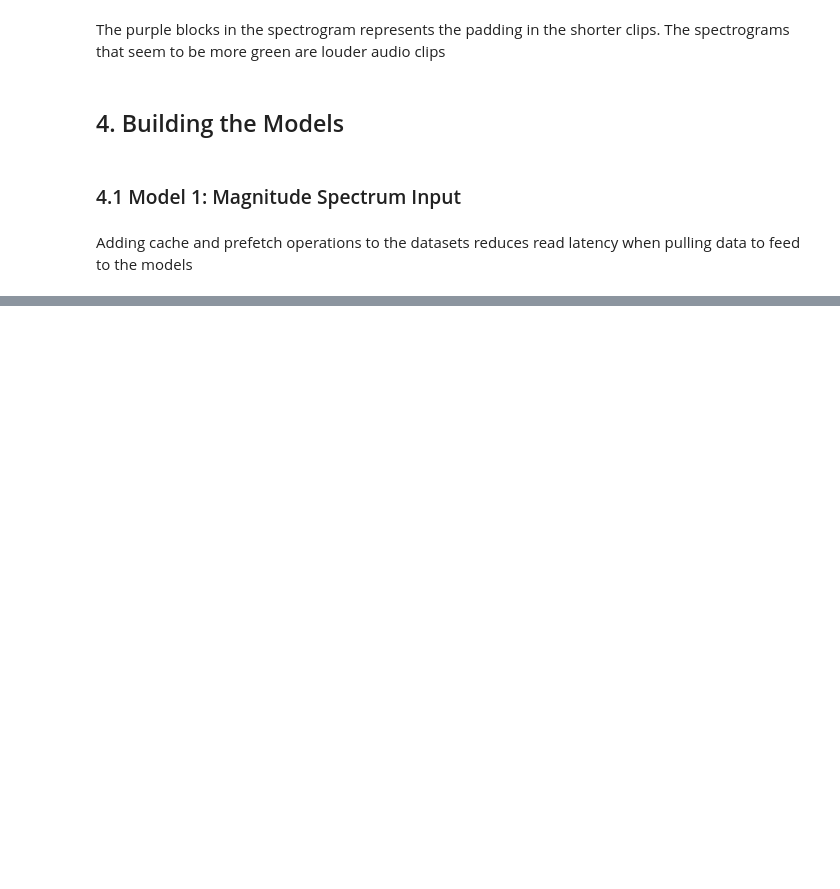
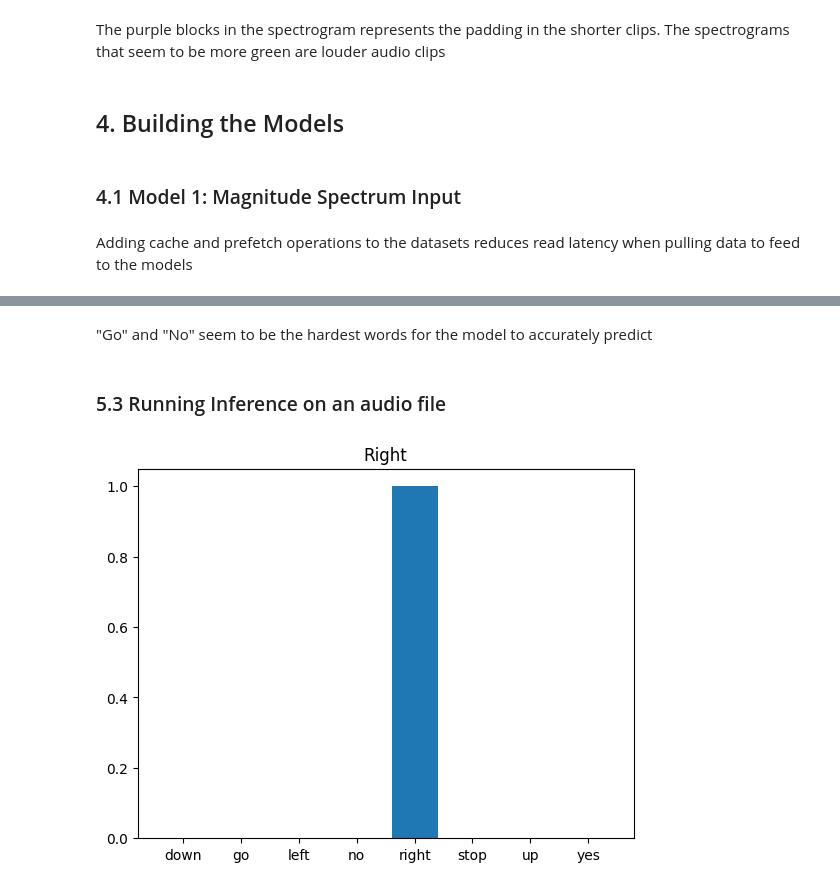
Before and after one commit to Lucas-Piccininni/628_Final_Project, a Jupyter notebook: Command_Recognition.ipynb, the cells around one changed output, grey strips where cells are left out. Saved outputs shown, nothing was run; the diff lists cells and outputs as text; code cells hidden in the pictures; blank space fills up the shorter version.

```diff
--- a/Command_Recognition.ipynb
+++ b/Command_Recognition.ipynb
@@ -314,0 +811,22 @@ Make models using FFT and STFT as inputs and compare results. Alter hyperparamet
+# %% [markdown]
+"Go" and "No" seem to be the hardest words for the model to accurately predict
+# %% [markdown]
+### 5.3 Running Inference on an audio file
+# %%
+x = data_dir/'right/fce65496_nohash_1.wav'
+x = tf.io.read_file(str(x))
+x, sample_rate = tf.audio.decode_wav(x, desired_channels=1, desired_samples=SAMPLING_RATE,)
+x = tf.squeeze(x, axis=-1)
+waveform = x
+x, _ = get_spectrogram(x, _)
+x = x[tf.newaxis,...]
+
+prediction = model(x)
+x_labels = label_names
+plt.bar(x_labels, tf.nn.softmax(prediction[0]))
+plt.title('Right')
+plt.show()
+
+display.display(display.Audio(waveform, rate=16000))
+# %% [output]
+[figure, added]
```
Also changed, not shown: parts of 50 cells of this notebook, 5 other files.
